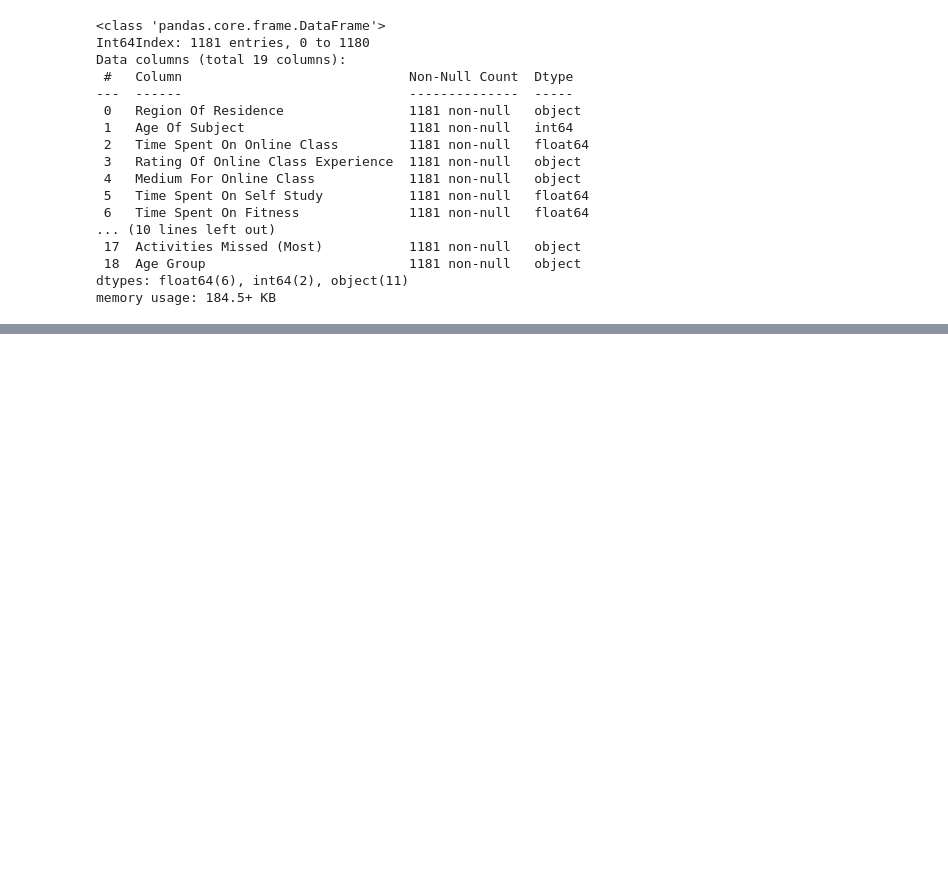
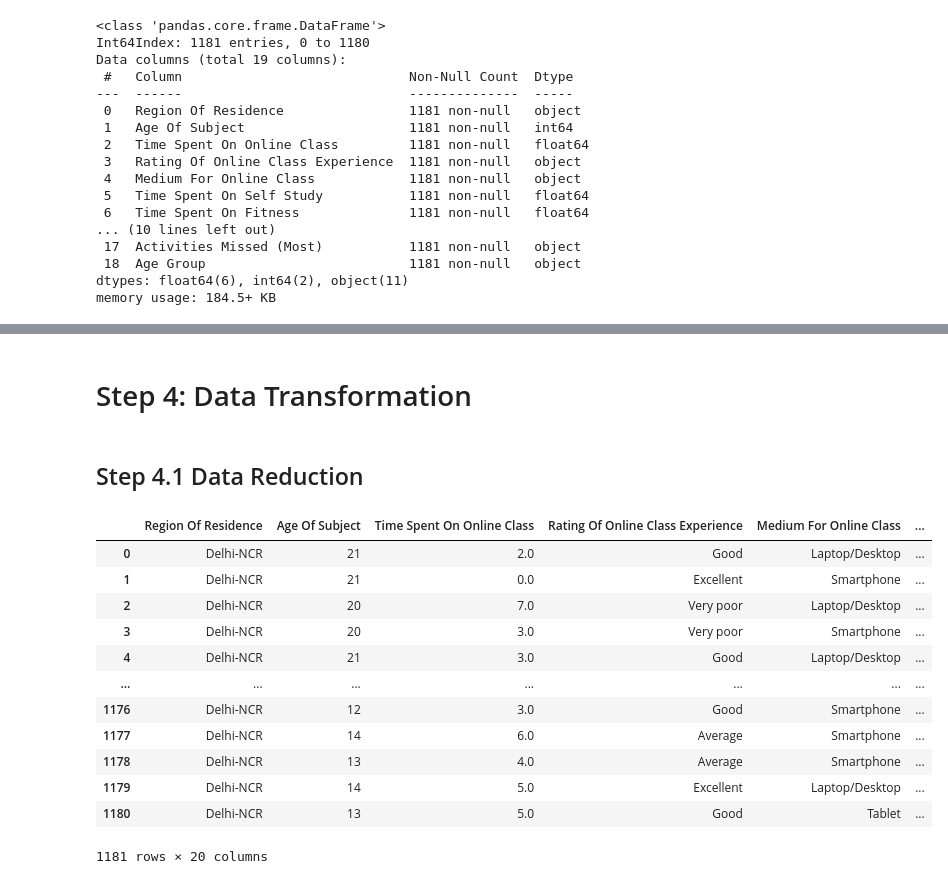
Before and after one commit to tanguolin/Iteration4, a Jupyter notebook: wtam186_Iteration4.ipynb, the cells around one changed output, grey strips where cells are left out. Drawn from its saved outputs; the diff is of its cells as text; code cells hidden in the pictures; blank space fills up the shorter version.

```diff
--- a/wtam186_Iteration4.ipynb
+++ b/wtam186_Iteration4.ipynb
@@ -1003,0 +1025,22 @@ memory usage: 184.5+ KB
+# %% [markdown]
+# Step 4: Data Transformation
+# %% [markdown]
+## Step 4.1 Data Reduction
+# %%
+# Adding a Gender variable
+merged_df["Gender"] = np.random.randint(2, size=len(merged_df))
+merged_df
+# %% [output]
+|  | Region Of Residence | Age Of Subject | Time Spent On Online Class | Rating Of Online Class Experience | Medium For Online Class | ... |
+| 0 | Delhi-NCR | 21 | 2.0 | Good | Laptop/Desktop | ... |
+| 1 | Delhi-NCR | 21 | 0.0 | Excellent | Smartphone | ... |
+| 2 | Delhi-NCR | 20 | 7.0 | Very poor | Laptop/Desktop | ... |
+| 3 | Delhi-NCR | 20 | 3.0 | Very poor | Smartphone | ... |
+| 4 | Delhi-NCR | 21 | 3.0 | Good | Laptop/Desktop | ... |
+| ... | ... | ... | ... | ... | ... | ... |
+| 1176 | Delhi-NCR | 12 | 3.0 | Good | Smartphone | ... |
+| 1177 | Delhi-NCR | 14 | 6.0 | Average | Smartphone | ... |
+| 1178 | Delhi-NCR | 13 | 4.0 | Average | Smartphone | ... |
+| 1179 | Delhi-NCR | 14 | 5.0 | Excellent | Laptop/Desktop | ... |
+| 1180 | Delhi-NCR | 13 | 5.0 | Good | Tablet | ... |
+1181 rows × 20 columns
```
Also changed, not shown: parts of 20 cells of this notebook.
